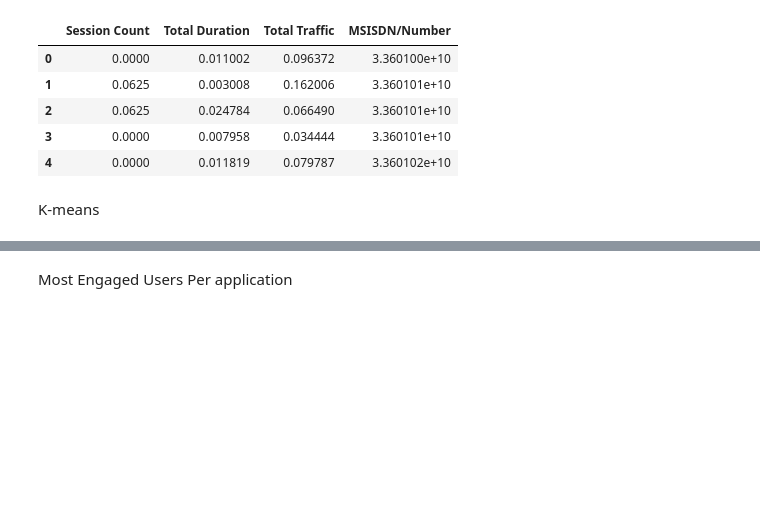
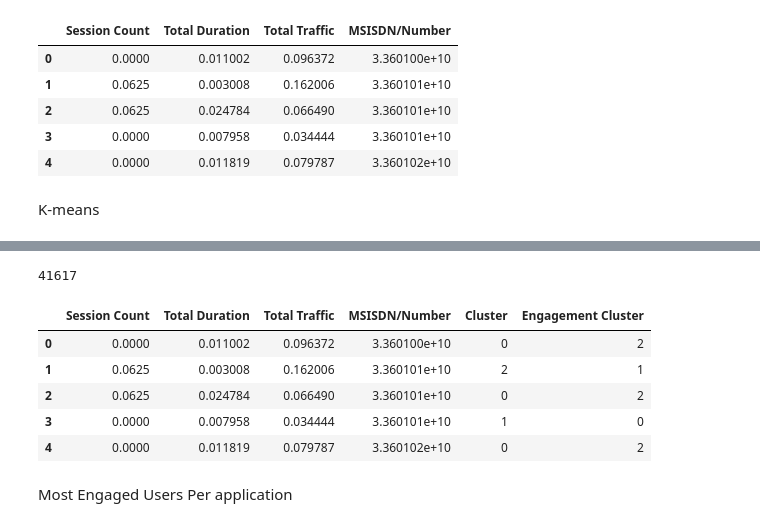
Before and after one commit to Eyouel-T/tellco, a Jupyter notebook: tellco.ipynb, the cells around one changed output, grey strips where cells are left out. Drawn from its saved outputs; the diff is of its cells as text; code cells hidden in the pictures; blank space fills up the shorter version.

```diff
--- a/tellco.ipynb
+++ b/tellco.ipynb
@@ -382,3 +382,14 @@ plt.show()
+# %%
+print(len(df_normalized))
+df_normalized.head()
+# %% [output]
+41617
+|  | Session Count | Total Duration | Total Traffic | MSISDN/Number | Cluster | Engagement Cluster |
+| 0 | 0.0000 | 0.011002 | 0.096372 | 3.360100e+10 | 0 | 2 |
+| 1 | 0.0625 | 0.003008 | 0.162006 | 3.360101e+10 | 2 | 1 |
+| 2 | 0.0625 | 0.024784 | 0.066490 | 3.360101e+10 | 0 | 2 |
+| 3 | 0.0000 | 0.007958 | 0.034444 | 3.360101e+10 | 1 | 0 |
+| 4 | 0.0000 | 0.011819 | 0.079787 | 3.360102e+10 | 0 | 2 |
 # %% [markdown]
 Most Engaged Users Per application
 # %%
```
Also changed, not shown: parts of 11 cells of this notebook.
